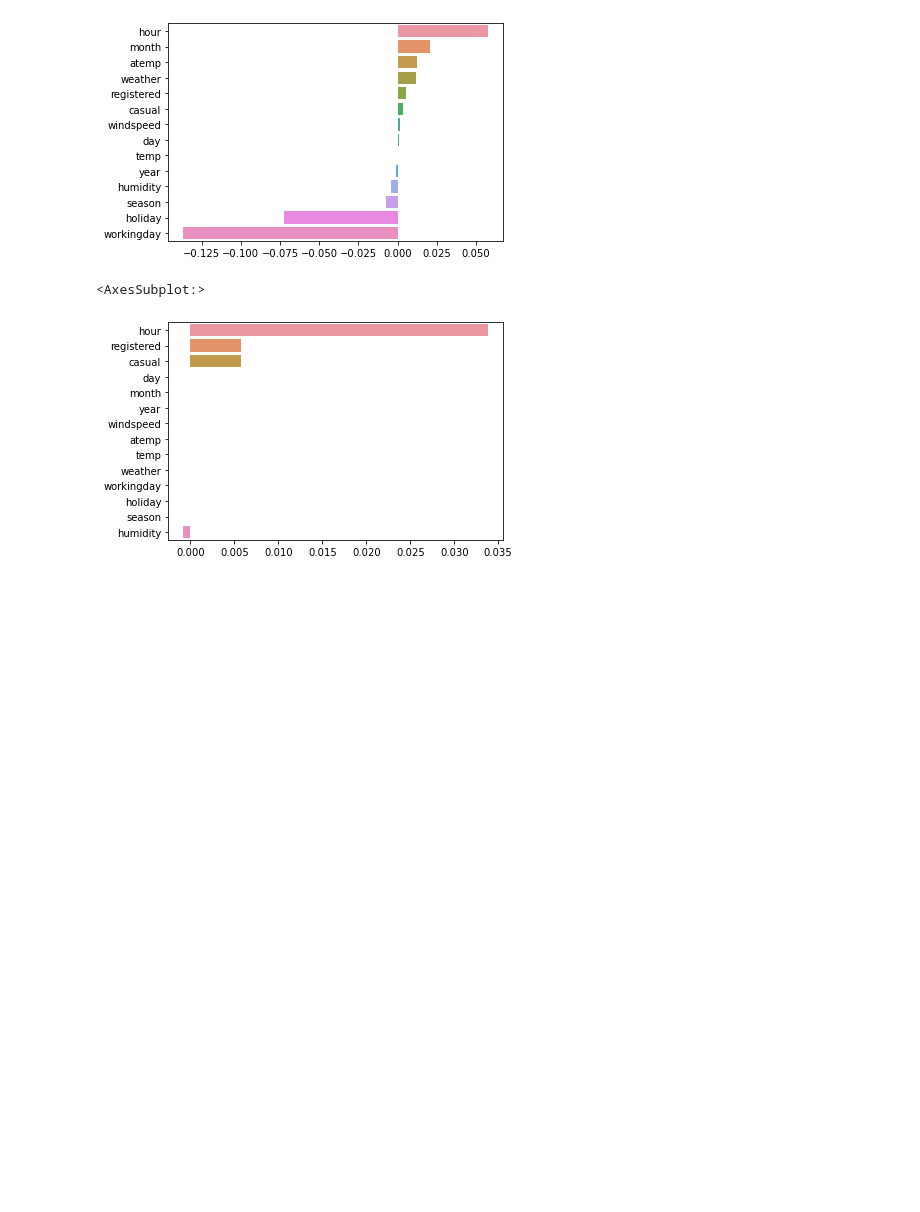
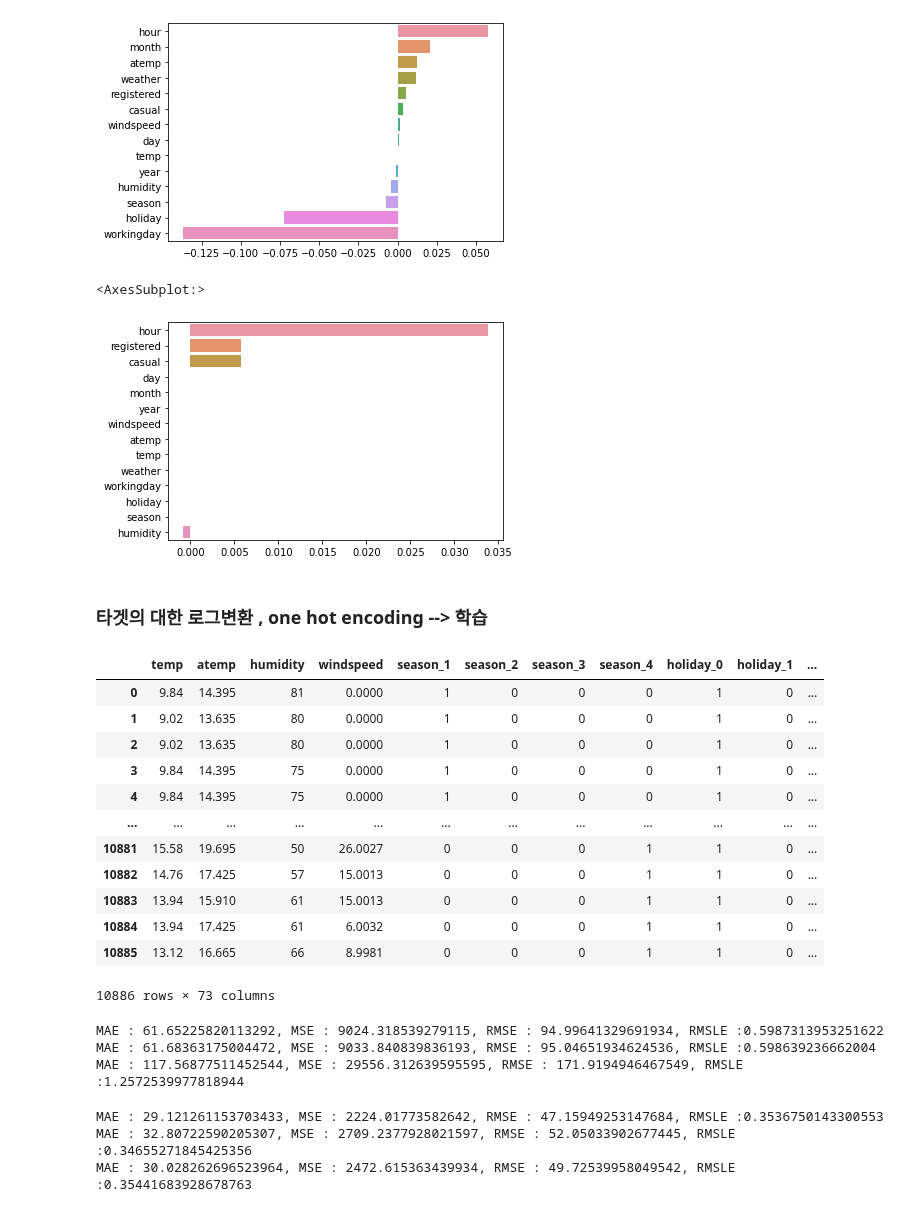
Before and after one commit to dhdmsdud/TIL, a Jupyter notebook: Machin Learning/ML_Kaggle_Bike_Sharing[12].ipynb, the cells around one changed output. Saved outputs shown, nothing was run; the diff lists cells and outputs as text; code cells hidden in the pictures; blank space fills up the shorter version.

Commit message:
kaggle bike sharing demand

```diff
--- a/Machin Learning/ML_Kaggle_Bike_Sharing[12].ipynb
+++ b/Machin Learning/ML_Kaggle_Bike_Sharing[12].ipynb
@@ -278,3 +278,77 @@ sns.barplot(x = lasso_seiries.sort_values(ascending=False).values, y = lasso_sei
 # %% [output]
 <AxesSubplot:>
 [figure]
+# %% [markdown]
+### 타겟의 대한 로그변환 , one hot encoding --> 학습
+# %%
+# 'casual' + 'registered' = 'count' 이기 때문에 드랍
+bike_df.drop(['casual', 'registered'], axis=1, inplace=True)
+# %%
+y_target = bike_df['count']
+x_features = bike_df.drop(['count'], axis=1, inplace=False)
+# %%
+onehot_features = pd.get_dummies(x_features, columns=['season','holiday', 'workingday', 'weather',
+                                                   'year', 'month', 'day', 'hour'])
+onehot_features
+# %% [output]
+|  | temp | atemp | humidity | windspeed | season_1 | season_2 | season_3 | season_4 | holiday_0 | holiday_1 | ... |
+| 0 | 9.84 | 14.395 | 81 | 0.0000 | 1 | 0 | 0 | 0 | 1 | 0 | ... |
+| 1 | 9.02 | 13.635 | 80 | 0.0000 | 1 | 0 | 0 | 0 | 1 | 0 | ... |
+| 2 | 9.02 | 13.635 | 80 | 0.0000 | 1 | 0 | 0 | 0 | 1 | 0 | ... |
+| 3 | 9.84 | 14.395 | 75 | 0.0000 | 1 | 0 | 0 | 0 | 1 | 0 | ... |
+| 4 | 9.84 | 14.395 | 75 | 0.0000 | 1 | 0 | 0 | 0 | 1 | 0 | ... |
+| ... | ... | ... | ... | ... | ... | ... | ... | ... | ... | ... | ... |
+| 10881 | 15.58 | 19.695 | 50 | 26.0027 | 0 | 0 | 0 | 1 | 1 | 0 | ... |
+| 10882 | 14.76 | 17.425 | 57 | 15.0013 | 0 | 0 | 0 | 1 | 1 | 0 | ... |
+| 10883 | 13.94 | 15.910 | 61 | 15.0013 | 0 | 0 | 0 | 1 | 1 | 0 | ... |
+| 10884 | 13.94 | 17.425 | 61 | 6.0032 | 0 | 0 | 0 | 1 | 1 | 0 | ... |
+| 10885 | 13.12 | 16.665 | 66 | 8.9981 | 0 | 0 | 0 | 1 | 1 | 0 | ... |
+10886 rows × 73 columns
+# %%
+X_train, X_test, y_train, y_test = train_test_split(onehot_features, log_target, test_size=.2, random_state=100)
+
+# LinearRegression
+linear_model = LinearRegression()
+linear_model.fit(X_train, y_train)
+linear_pred = linear_model.predict(X_test)
+evaluation(np.expm1(y_test), np.expm1(linear_pred))
+
+# Ridge
+ridge_model = Ridge()
+ridge_model.fit(X_train, y_train)
+ridge_pred = ridge_model.predict(X_test)
+evaluation(np.expm1(y_test), np.expm1(ridge_pred))
+
+# Lasso
+lasso_model = Lasso()
+lasso_model.fit(X_train, y_train)
+lasso_pred = lasso_model.predict(X_test)
+evaluation(np.expm1(y_test), np.expm1(lasso_pred))
+# %% [output]
+MAE : 61.65225820113292, MSE : 9024.318539279115, RMSE : 94.99641329691934, RMSLE :0.5987313953251622
+MAE : 61.68363175004472, MSE : 9033.840839836193, RMSE : 95.04651934624536, RMSLE :0.598639236662004
+MAE : 117.56877511452544, MSE : 29556.312639595595, RMSE : 171.9194946467549, RMSLE :1.2572539977818944
+# %%
+X_train, X_test, y_train, y_test = train_test_split(onehot_features, log_target, test_size=.2, random_state=100)
+
+# Random Forest
+forest_model = RandomForestRegressor(n_estimators=500)
+forest_model.fit(X_train, y_train)
+forest_pred  = forest_model.predict(X_test)
+evaluation(np.expm1(y_test), np.expm1(forest_pred))
+
+# Gradient Boost
+boost_model = GradientBoostingRegressor(n_estimators=500)
+boost_model.fit(X_train, y_train)
+boost_pred  = boost_model.predict(X_test)
+evaluation(np.expm1(y_test), np.expm1(boost_pred))
+
+# XGB
+xgb_model = XGBRegressor(n_estimators=500)
+xgb_model.fit(X_train, y_train)
+xgb_pred  = xgb_model.predict(X_test)
+evaluation(np.expm1(y_test), np.expm1(xgb_pred))
+# %% [output]
+MAE : 29.121261153703433, MSE : 2224.01773582642, RMSE : 47.15949253147684, RMSLE :0.3536750143300553
+MAE : 32.80722590205307, MSE : 2709.2377928021597, RMSE : 52.05033902677445, RMSLE :0.34655271845425356
+MAE : 30.028262696523964, MSE : 2472.615363439934, RMSE : 49.72539958049542, RMSLE :0.35441683928678763
```
Also changed, not shown: parts of 3 cells of this notebook.
